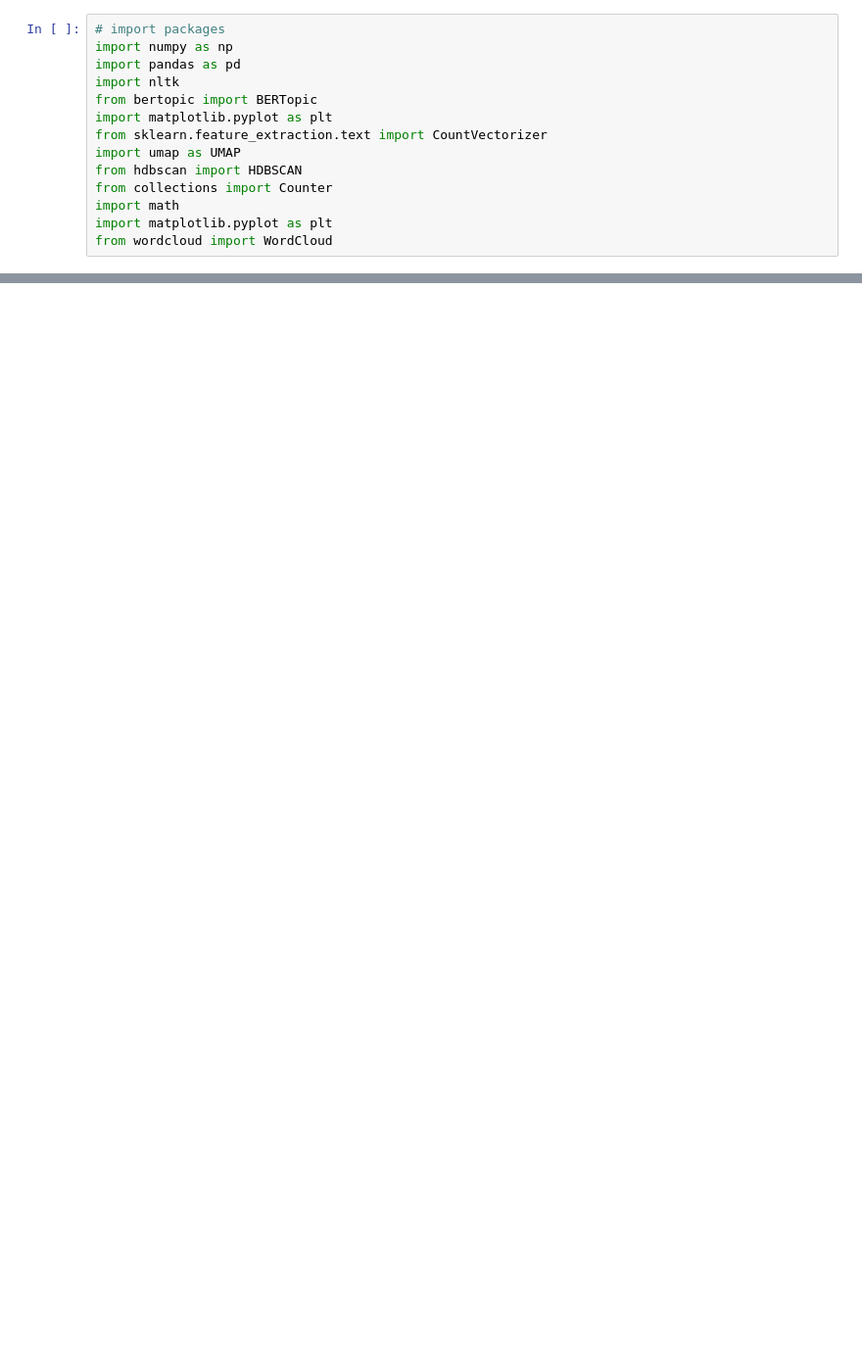
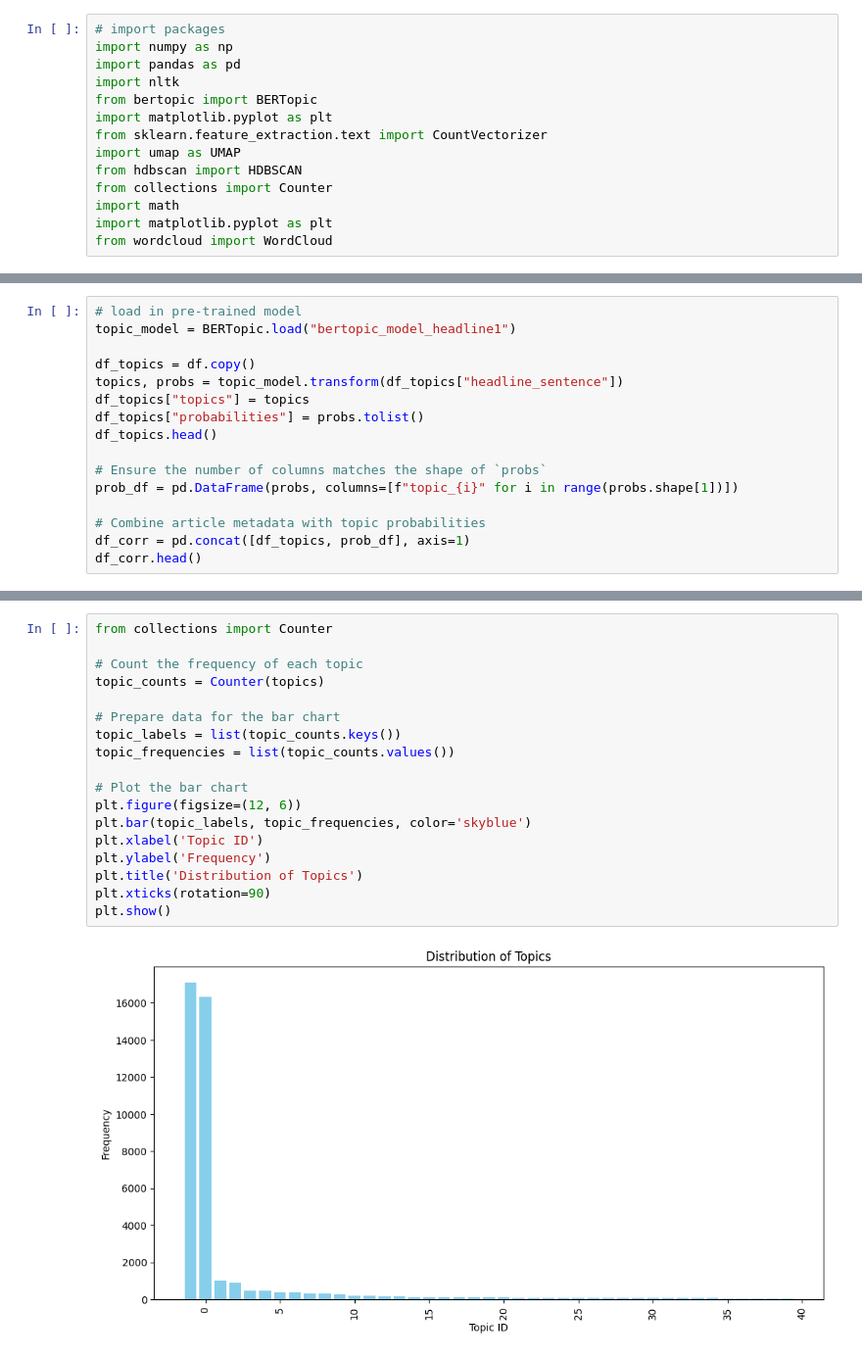
Before and after one commit to ziyouuu/news-bias-detection, a Jupyter notebook: TopicModelling/BERTopic_topicmodelling_headlines.ipynb, the cells around one changed output, grey strips where cells are left out. Shown at 98% size. Saved outputs shown, nothing was run; the diff lists cells and outputs as text; blank space fills up the shorter version.

```diff
--- a/TopicModelling/BERTopic_topicmodelling_headlines.ipynb
+++ b/TopicModelling/BERTopic_topicmodelling_headlines.ipynb
@@ -211,0 +209,16 @@ plt.show()
+# %%
+# load in pre-trained model
+topic_model = BERTopic.load("bertopic_model_headline1")
+
+df_topics = df.copy()
+topics, probs = topic_model.transform(df_topics["headline_sentence"])
+df_topics["topics"] = topics
+df_topics["probabilities"] = probs.tolist()
+df_topics.head()
+
+# Ensure the number of columns matches the shape of `probs`
+prob_df = pd.DataFrame(probs, columns=[f"topic_{i}" for i in range(probs.shape[1])])
+
+# Combine article metadata with topic probabilities
+df_corr = pd.concat([df_topics, prob_df], axis=1)
+df_corr.head()
@@ -211,0 +371,20 @@ plt.show()
+# %%
+from collections import Counter
+
+# Count the frequency of each topic
+topic_counts = Counter(topics)
+
+# Prepare data for the bar chart
+topic_labels = list(topic_counts.keys())
+topic_frequencies = list(topic_counts.values())
+
+# Plot the bar chart
+plt.figure(figsize=(12, 6))
+plt.bar(topic_labels, topic_frequencies, color='skyblue')
+plt.xlabel('Topic ID')
+plt.ylabel('Frequency')
+plt.title('Distribution of Topics')
+plt.xticks(rotation=90)
+plt.show()
+# %% [output]
+[figure, added]
```
Also changed, not shown: parts of 20 cells of this notebook, 1 other file.
